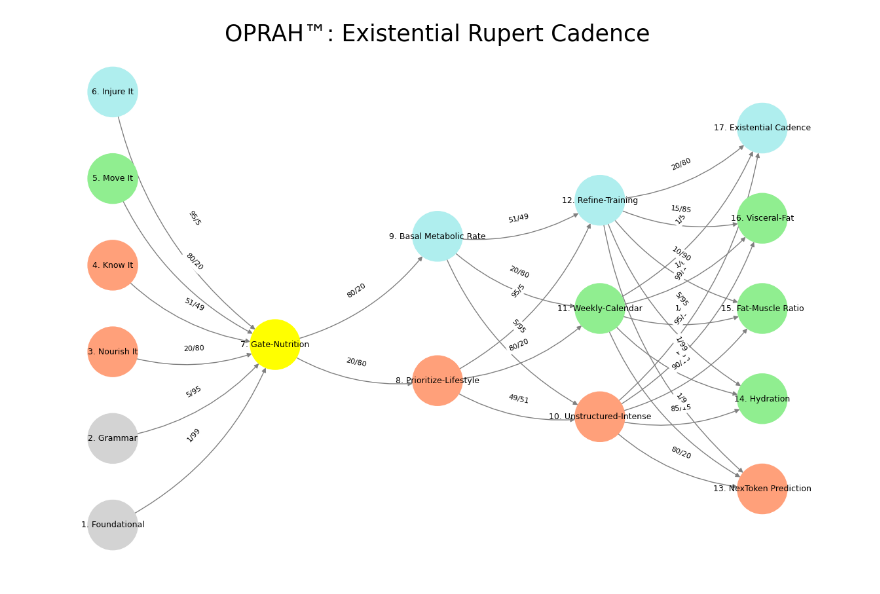
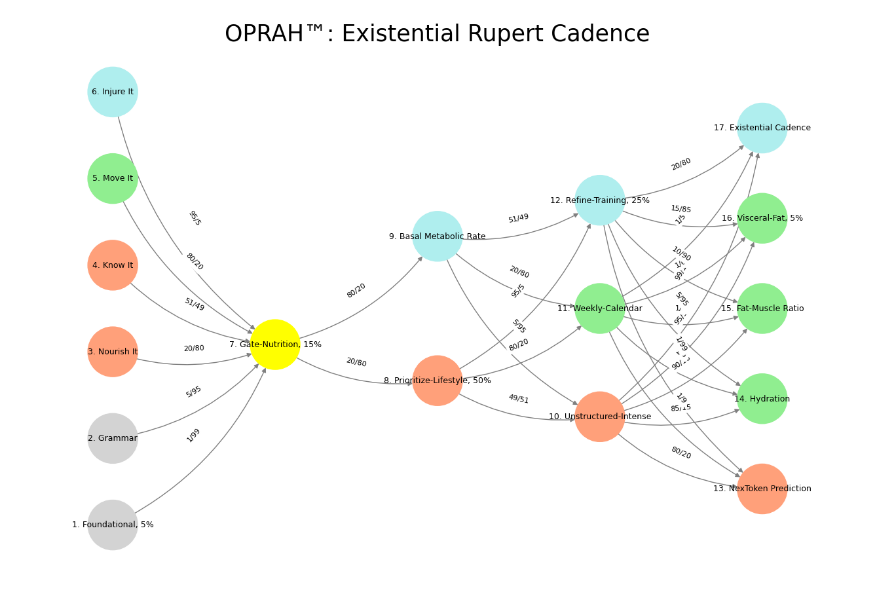
Before and after one commit to abikesa/noise-signal, a Jupyter notebook: kitabo/ensi/_build/jupyter_execute/index.ipynb, the cells around one changed output. Saved outputs shown, nothing was run; the diff lists cells and outputs as text; code cells hidden in the pictures.

Commit message:
grammar & prosody

```diff
--- a/kitabo/ensi/_build/jupyter_execute/index.ipynb
+++ b/kitabo/ensi/_build/jupyter_execute/index.ipynb
@@ -127,55 +127,55 @@ import networkx as nx
 # Define the neural network layers
 def define_layers():
     return {
-        'Suis': ['Foundational', 'Grammar', 'Nourish It', 'Know It', "Move It", 'Injure It'],  # Static
-        'Voir': ['Gate-Nutrition'],
-        'Choisis': ['Prioritize-Lifestyle', 'Basal Metabolic Rate'],
-        'Deviens': ['Unstructured-Intense', 'Weekly-Calendar', 'Refine-Training'],
-        "M'èléve": ['NexToken Prediction', 'Hydration', 'Fat-Muscle Ratio', 'Visceral-Fat', 'Existential Cadence']
+        'Suis': ['Foundational, 5%', 'Grammar', 'Nourish It', 'Know It', "Move It", 'Injure It'],  # Static
+        'Voir': ['Gate-Nutrition, 15%'],
+        'Choisis': ['Prioritize-Lifestyle, 50%', 'Basal Metabolic Rate'],
+        'Deviens': ['Unstructured-Intense', 'Weekly-Calendar', 'Refine-Training, 25%'],
+        "M'èléve": ['NexToken Prediction', 'Hydration', 'Fat-Muscle Ratio', 'Visceral-Fat, 5%', 'Existential Cadence']
     }
 
 # Assign colors to nodes
 def assign_colors():
     color_map = {
-        'yellow': ['Gate-Nutrition'],
-        'paleturquoise': ['Injure It', 'Basal Metabolic Rate', 'Refine-Training', 'Existential Cadence'],
-        'lightgreen': ["Move It", 'Weekly-Calendar', 'Hydration', 'Visceral-Fat', 'Fat-Muscle Ratio'],
-        'lightsalmon': ['Nourish It', 'Know It', 'Prioritize-Lifestyle', 'Unstructured-Intense', 'NexToken Prediction'],
+        'yellow': ['Gate-Nutrition, 15%'],
+        'paleturquoise': ['Injure It', 'Basal Metabolic Rate', 'Refine-Training, 25%', 'Existential Cadence'],
+        'lightgreen': ["Move It", 'Weekly-Calendar', 'Hydration', 'Visceral-Fat, 5%', 'Fat-Muscle Ratio'],
+        'lightsalmon': ['Nourish It', 'Know It', 'Prioritize-Lifestyle, 50%', 'Unstructured-Intense', 'NexToken Prediction'],
     }
     return {node: color for color, nodes in color_map.items() for node in nodes}
 
 # Define edge weights (hardcoded for editing)
 def define_edges():
     return {
-        ('Foundational', 'Gate-Nutrition'): '1/99',
-        ('Grammar', 'Gate-Nutrition'): '5/95',
-        ('Nourish It', 'Gate-Nutrition'): '20/80',
-        ('Know It', 'Gate-Nutrition'): '51/49',
-        ("Move It", 'Gate-Nutrition'): '80/20',
-        ('Injure It', 'Gate-Nutrition'): '95/5',
-        ('Gate-Nutrition', 'Prioritize-Lifestyle'): '20/80',
-        ('Gate-Nutrition', 'Basal Metabolic Rate'): '80/20',
-        ('Prioritize-Lifestyle', 'Unstructured-Intense'): '49/51',
-        ('Prioritize-Lifestyle', 'Weekly-Calendar'): '80/20',
-        ('Prioritize-Lifestyle', 'Refine-Training'): '95/5',
+        ('Foundational, 5%', 'Gate-Nutrition, 15%'): '1/99',
+        ('Grammar', 'Gate-Nutrition, 15%'): '5/95',
+        ('Nourish It', 'Gate-Nutrition, 15%'): '20/80',
+        ('Know It', 'Gate-Nutrition, 15%'): '51/49',
+        ("Move It", 'Gate-Nutrition, 15%'): '80/20',
+        ('Injure It', 'Gate-Nutrition, 15%'): '95/5',
+        ('Gate-Nutrition, 15%', 'Prioritize-Lifestyle, 50%'): '20/80',
+        ('Gate-Nutrition, 15%', 'Basal Metabolic Rate'): '80/20',
+        ('Prioritize-Lifestyle, 50%', 'Unstructured-Intense'): '49/51',
+        ('Prioritize-Lifestyle, 50%', 'Weekly-Calendar'): '80/20',
+        ('Prioritize-Lifestyle, 50%', 'Refine-Training, 25%'): '95/5',
         ('Basal Metabolic Rate', 'Unstructured-Intense'): '5/95',
         ('Basal Metabolic Rate', 'Weekly-Calendar'): '20/80',
-        ('Basal Metabolic Rate', 'Refine-Training'): '51/49',
+        ('Basal Metabolic Rate', 'Refine-Training, 25%'): '51/49',
         ('Unstructured-Intense', 'NexToken Prediction'): '80/20',
         ('Unstructured-Intense', 'Hydration'): '85/15',
         ('Unstructured-Intense', 'Fat-Muscle Ratio'): '90/10',
-        ('Unstructured-Intense', 'Visceral-Fat'): '95/5',
+        ('Unstructured-Intense', 'Visceral-Fat, 5%'): '95/5',
         ('Unstructured-Intense', 'Existential Cadence'): '99/1',
         ('Weekly-Calendar', 'NexToken Prediction'): '1/9',
         ('Weekly-Calendar', 'Hydration'): '1/8',
         ('Weekly-Calendar', 'Fat-Muscle Ratio'): '1/7',
-        ('Weekly-Calendar', 'Visceral-Fat'): '1/6',
+        ('Weekly-Calendar', 'Visceral-Fat, 5%'): '1/6',
         ('Weekly-Calendar', 'Existential Cadence'): '1/5',
-        ('Refine-Training', 'NexToken Prediction'): '1/99',
-        ('Refine-Training', 'Hydration'): '5/95',
-        ('Refine-Training', 'Fat-Muscle Ratio'): '10/90',
-        ('Refine-Training', 'Visceral-Fat'): '15/85',
-        ('Refine-Training', 'Existential Cadence'): '20/80'
+        ('Refine-Training, 25%', 'NexToken Prediction'): '1/99',
+        ('Refine-Training, 25%', 'Hydration'): '5/95',
+        ('Refine-Training, 25%', 'Fat-Muscle Ratio'): '10/90',
+        ('Refine-Training, 25%', 'Visceral-Fat, 5%'): '15/85',
+        ('Refine-Training, 25%', 'Existential Cadence'): '20/80'
     }
 
 # Calculate positions for nodes
@@ -204,31 +204,31 @@ def visualize_nn():
     for i, (layer_name, nodes) in enumerate(layers.items()):
         positions = calculate_positions(nodes, x_offset=i * 2)
         for node, position in zip(nodes, positions):
             new_node = mapping[node]
             G.add_node(new_node, layer=layer_name)
             pos[new_node] = position
             node_colors.append(colors.get(node, 'lightgray'))
 
     # Add edges with updated node labels
     for (source, target), weight in edges.items():
         if source in mapping and target in mapping:
             new_source = mapping[source]
             new_target = mapping[target]
             G.add_edge(new_source, new_target, weight=weight)
 
     # Draw the graph
     plt.figure(figsize=(12, 8))
     edges_labels = {(u, v): d["weight"] for u, v, d in G.edges(data=True)}
 
     nx.draw(
         G, pos, with_labels=True, node_color=node_colors, edge_color='gray',
         node_size=3000, font_size=9, connectionstyle="arc3,rad=0.2"
     )
     nx.draw_networkx_edge_labels(G, pos, edge_labels=edges_labels, font_size=8)
     plt.title("OPRAH™: Existential Rupert Cadence", fontsize=25)
     plt.show()
 
 # Run the visualization
 visualize_nn()
 # %% [output]
-[figure, old version]
+[figure, new version]
```
Also changed, not shown: parts of 2 cells of this notebook, 6 other files.
